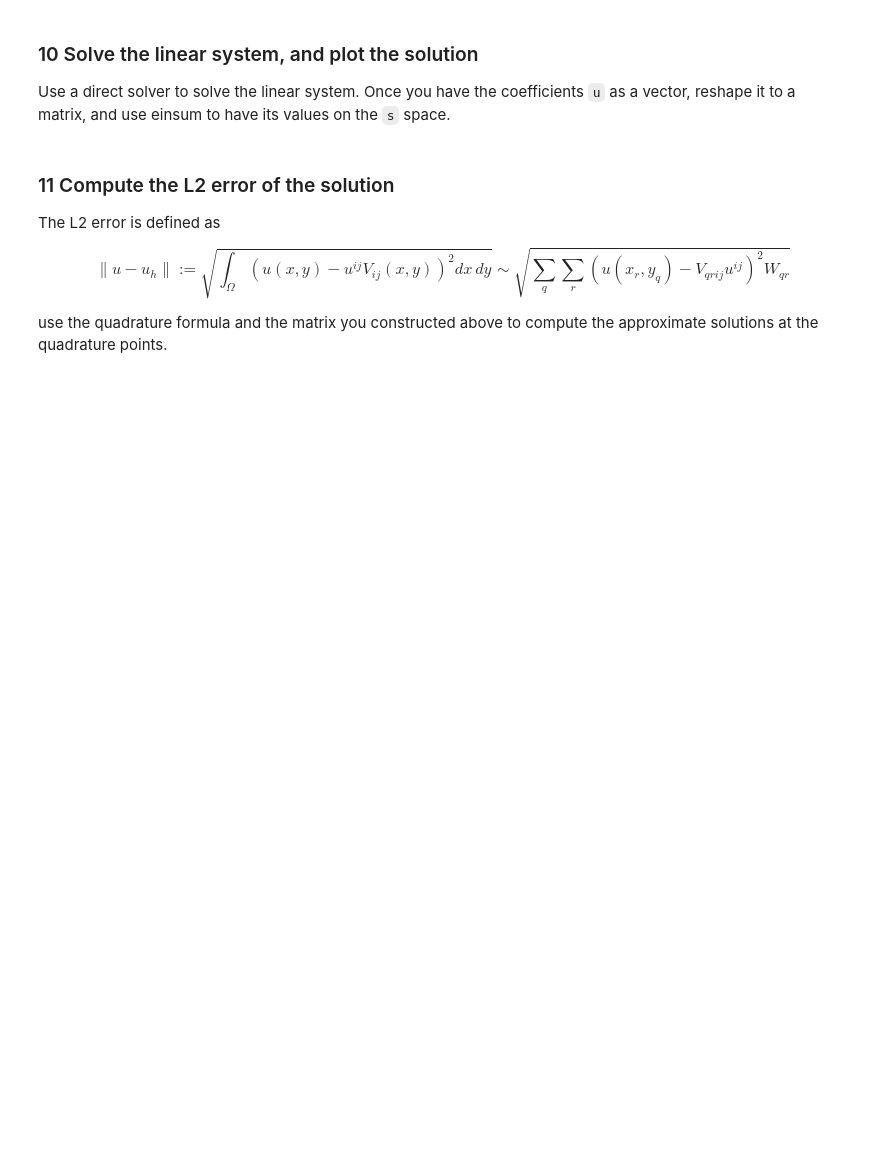
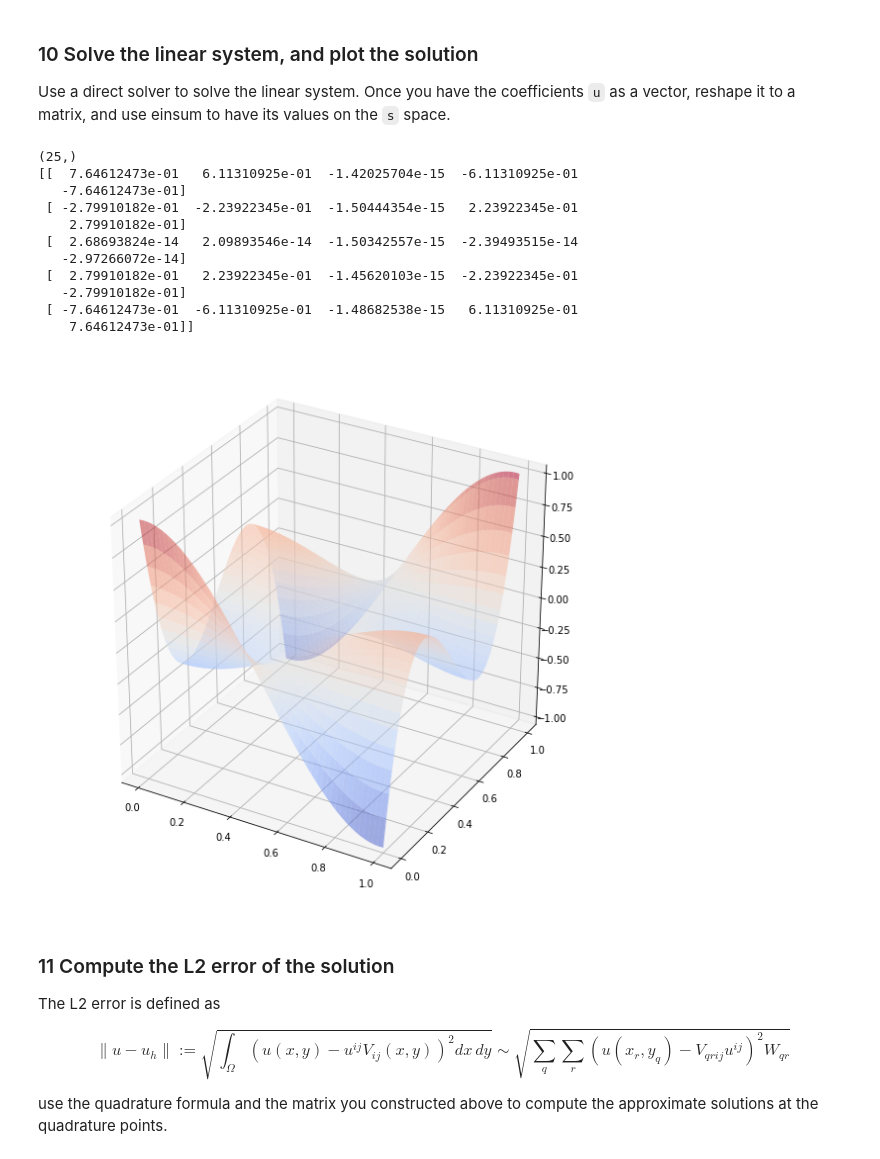
Before and after one commit to marcozullich/P1.4_seed, a Jupyter notebook: FinalProject.ipynb, the cells around one changed output. Cells and saved outputs as stored; diff of their text form; code cells hidden in the pictures; blank space fills up the shorter version.

```diff
--- a/FinalProject.ipynb
+++ b/FinalProject.ipynb
@@ -396,0 +359,11 @@ def my_function(x,y):
+# %%
+sym.var("x")
+sym.var("y")
+known_u = sym.cos(sym.pi*x)*sym.cos(3*sym.pi*y)
+known_u_lambd = sym.lambdify((x,y), known_u, "numpy")
+
+def my_function(u):
+    x,y = u.free_symbols
+    #In R^n, carthesian coordinates, laplacian is the sum of second order derivatives wrt single one-dim variables
+    #print(-(u.diff(x,2) + u.diff(y,2)) +u)
+    return sym.lambdify((x,y),(-(u.diff(x,2) + u.diff(y,2)) +u),"numpy")
@@ -396,0 +378,9 @@ def my_function(x,y):
+# %%
+Qr_grid = meshgrid(Qr,Qr)
+F = my_function(known_u)(Qr_grid[0],Qr_grid[1])
+
+#print(F)
+
+b = einsum('qrij, qr, qr', V2r, F, W2r)
+b = b.reshape((order**2))
+print(b)
@@ -399,18 +397,34 @@ def my_function(x,y):
 
 Use a direct solver to solve the linear system. Once you have the coefficients `u` as a vector, reshape it to a matrix, and use einsum to have its values on the `s` space.
 # %%
-# u = solve(A,b)
-# u = reshape(u, (order, order))
+u = solve(A,b)
+print(u.shape)
+u = reshape(u, (order, order))
 
-# us = einsum('qrij, ij', V2s, u)
+print(u)
 
-# X = meshgrid(s, s)
-# Q = meshgrid(C, C)
+us = einsum('qrij, ij', V2s, u)
+#print(us)
 
-# fig = figure(figsize=[10,10])
-# ax = fig.gca(projection='3d')
-# surf2 = ax.plot_surface(X[0], X[1], us, rstride=5, cstride=5, cmap=cm.coolwarm, alpha=0.5)
-# scatter = ax.scatter(Q[0], Q[1], u(Q[0],Q[1]), c='r', marker='o')
+X = meshgrid(s, s)
+Q = meshgrid(C, C)
+
+fig = figure(figsize=[10,10])
+ax = fig.gca(projection='3d')
+surf2 = ax.plot_surface(X[0], X[1], us, rstride=5, cstride=5, cmap=cm.coolwarm, alpha=0.5)
+# %% [output]
+(25,)
+[[  7.64612473e-01   6.11310925e-01  -1.42025704e-15  -6.11310925e-01
+   -7.64612473e-01]
+ [ -2.79910182e-01  -2.23922345e-01  -1.50444354e-15   2.23922345e-01
+    2.79910182e-01]
+ [  2.68693824e-14   2.09893546e-14  -1.50342557e-15  -2.39493515e-14
+   -2.97266072e-14]
+ [  2.79910182e-01   2.23922345e-01  -1.45620103e-15  -2.23922345e-01
+   -2.79910182e-01]
+ [ -7.64612473e-01  -6.11310925e-01  -1.48682538e-15   6.11310925e-01
+    7.64612473e-01]]
+[figure, added]
 # %% [markdown]
 ### 11 Compute the L2 error of the solution
 
```
Also changed, not shown: parts of 21 cells of this notebook.
